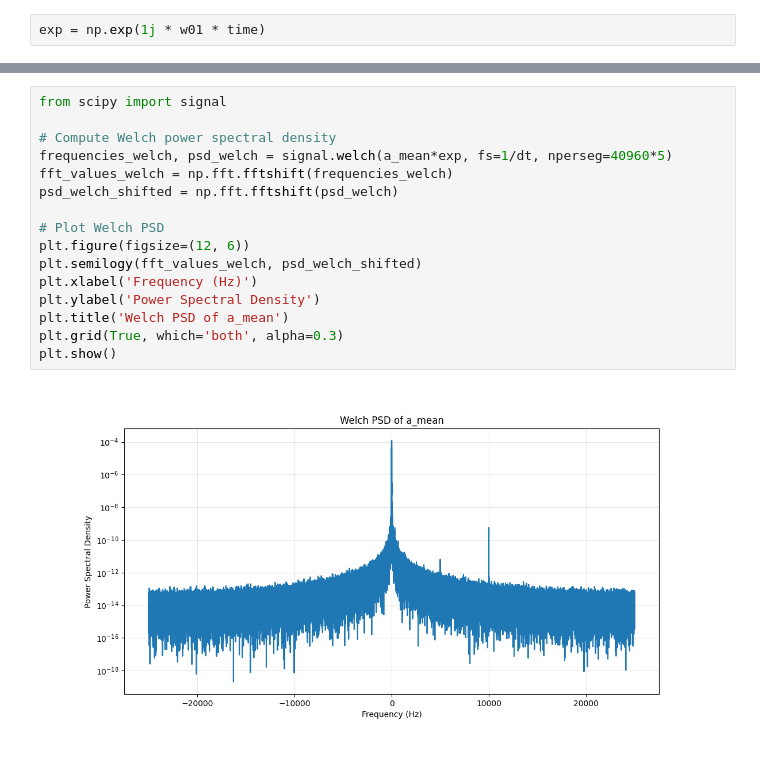
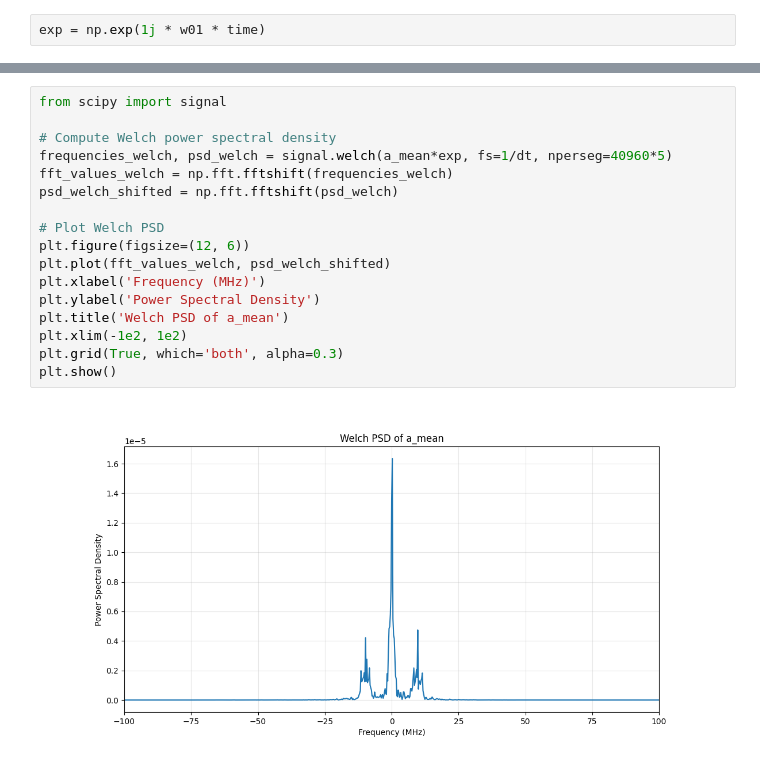
Before and after one commit to Focix/NumericalBychrom, a Jupyter notebook: kraus_test.ipynb, the cells around one changed output, grey strips where cells are left out. Saved outputs shown, nothing was run; the diff lists cells and outputs as text.

```diff
--- a/kraus_test.ipynb
+++ b/kraus_test.ipynb
@@ -164,18 +164,19 @@ plt.show()
 # %%
 from scipy import signal
 
 # Compute Welch power spectral density
 frequencies_welch, psd_welch = signal.welch(a_mean*exp, fs=1/dt, nperseg=40960*5)
 fft_values_welch = np.fft.fftshift(frequencies_welch)
 psd_welch_shifted = np.fft.fftshift(psd_welch)
 
 # Plot Welch PSD
 plt.figure(figsize=(12, 6))
-plt.semilogy(fft_values_welch, psd_welch_shifted)
-plt.xlabel('Frequency (Hz)')
+plt.plot(fft_values_welch, psd_welch_shifted)
+plt.xlabel('Frequency (MHz)')
 plt.ylabel('Power Spectral Density')
 plt.title('Welch PSD of a_mean')
+plt.xlim(-1e2, 1e2)
 plt.grid(True, which='both', alpha=0.3)
 plt.show()
 # %% [output]
-[figure, old version]
+[figure, new version]
```
Also changed, not shown: parts of 3 cells of this notebook, 1 other file.
